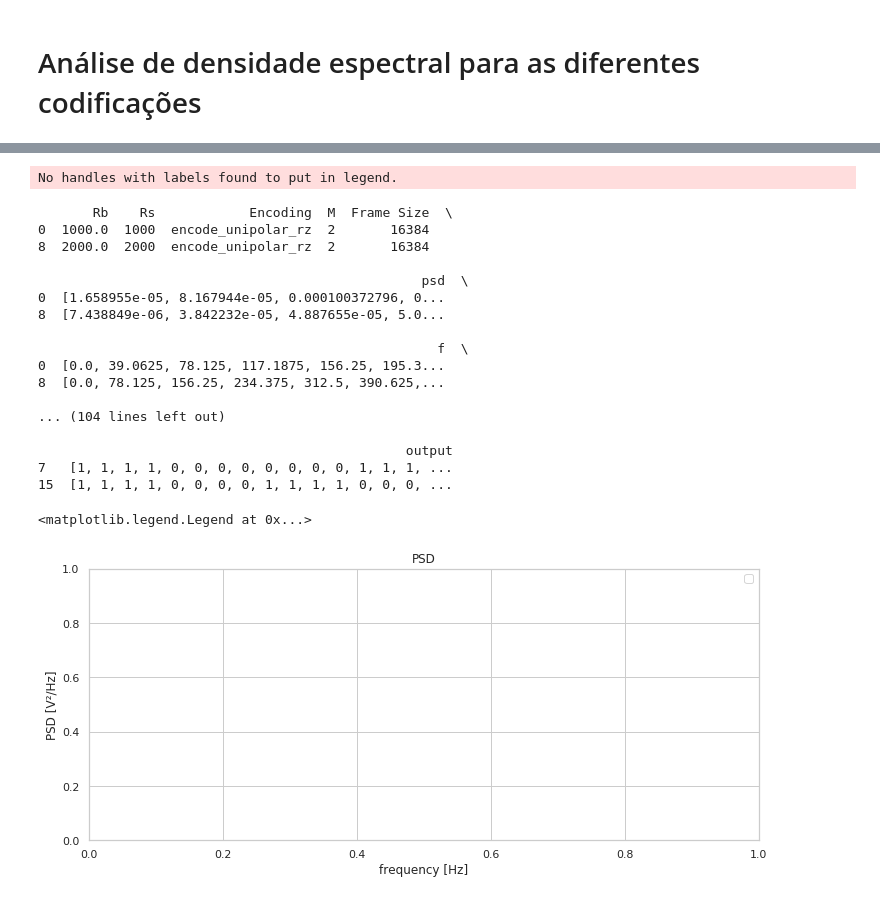
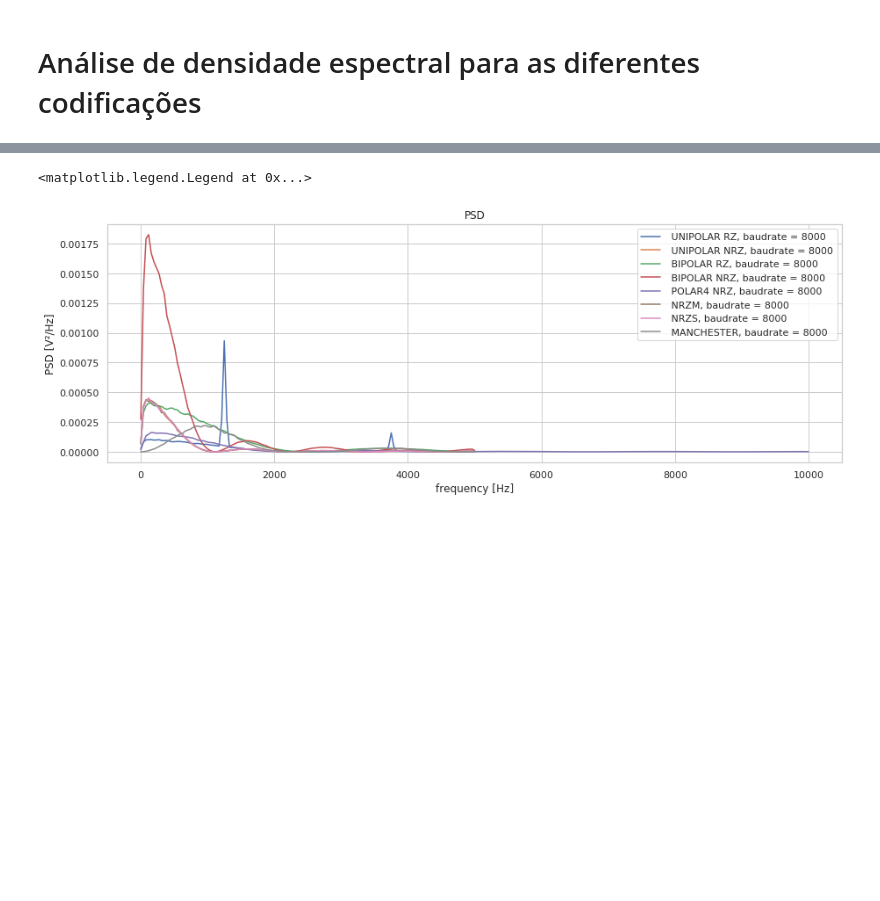
Before and after one commit to joaoantoniocardoso/SCM, a Jupyter notebook: t3_a_power_density_spectrum.ipynb, the cells around one changed output, grey strips where cells are left out. Saved outputs shown, nothing was run; the diff lists cells and outputs as text; code cells hidden in the pictures; blank space fills up the shorter version.

```diff
--- a/t3_a_power_density_spectrum.ipynb
+++ b/t3_a_power_density_spectrum.ipynb
@@ -94,42 +97,17 @@ if __name__ == '__main__' and callable(globals().get("get_ipython", None)):
 [figure]
 [figure]
 # %%
-plt.figure(figsize=(12, 5))
+plt.figure(figsize=(15, 5))
 plt.title('PSD')
-# ax = plt.gca()
 for (encoding, _) in encoding_functions:
     encoding = str(encoding.__name__)
     label = encoding.replace('encode', '').replace('_', ' ').upper()
     label += ', baudrate = ' + str(baudrate)
-# ax = sns.lineplot(data=df[df['Encoding'] == encoding],
-#                   y='psd',
-#                   x='f',
-#                   label=label,
-#                   ax=ax)
     df_ = df[df['Encoding'] == encoding]
-    print(df_)
-#     plt.plot(df_.iloc[0]['f'], df_.iloc[0]['psd'], label=label)
+    plt.plot(df_.iloc[0]['f'], df_.iloc[0]['psd'], label=label)
 plt.xlabel('frequency [Hz]')
 plt.ylabel('PSD [V²/Hz]')
 plt.legend()
 # %% [output]
-No handles with labels found to put in legend.
+<matplotlib.legend.Legend at 0x...>
-       Rb    Rs            Encoding  M  Frame Size  \
-0  1000.0  1000  encode_unipolar_rz  2       16384
-8  2000.0  2000  encode_unipolar_rz  2       16384
-
-                                                 psd  \
-0  [1.658955e-05, 8.167944e-05, 0.000100372796, 0...
-8  [7.438849e-06, 3.842232e-05, 4.887655e-05, 5.0...
-
-                                                   f  \
-0  [0.0, 39.0625, 78.125, 117.1875, 156.25, 195.3...
-8  [0.0, 78.125, 156.25, 234.375, 312.5, 390.625,...
-
-... (104 lines left out)
-
-                                               output
-7   [1, 1, 1, 1, 0, 0, 0, 0, 0, 0, 0, 0, 1, 1, 1, ...
-15  [1, 1, 1, 1, 0, 0, 0, 0, 1, 1, 1, 1, 0, 0, 0, ...
-<matplotlib.legend.Legend at 0x...>
-[figure, old version]
+[figure, new version]
```
Also changed, not shown: parts of 2 cells of this notebook.
